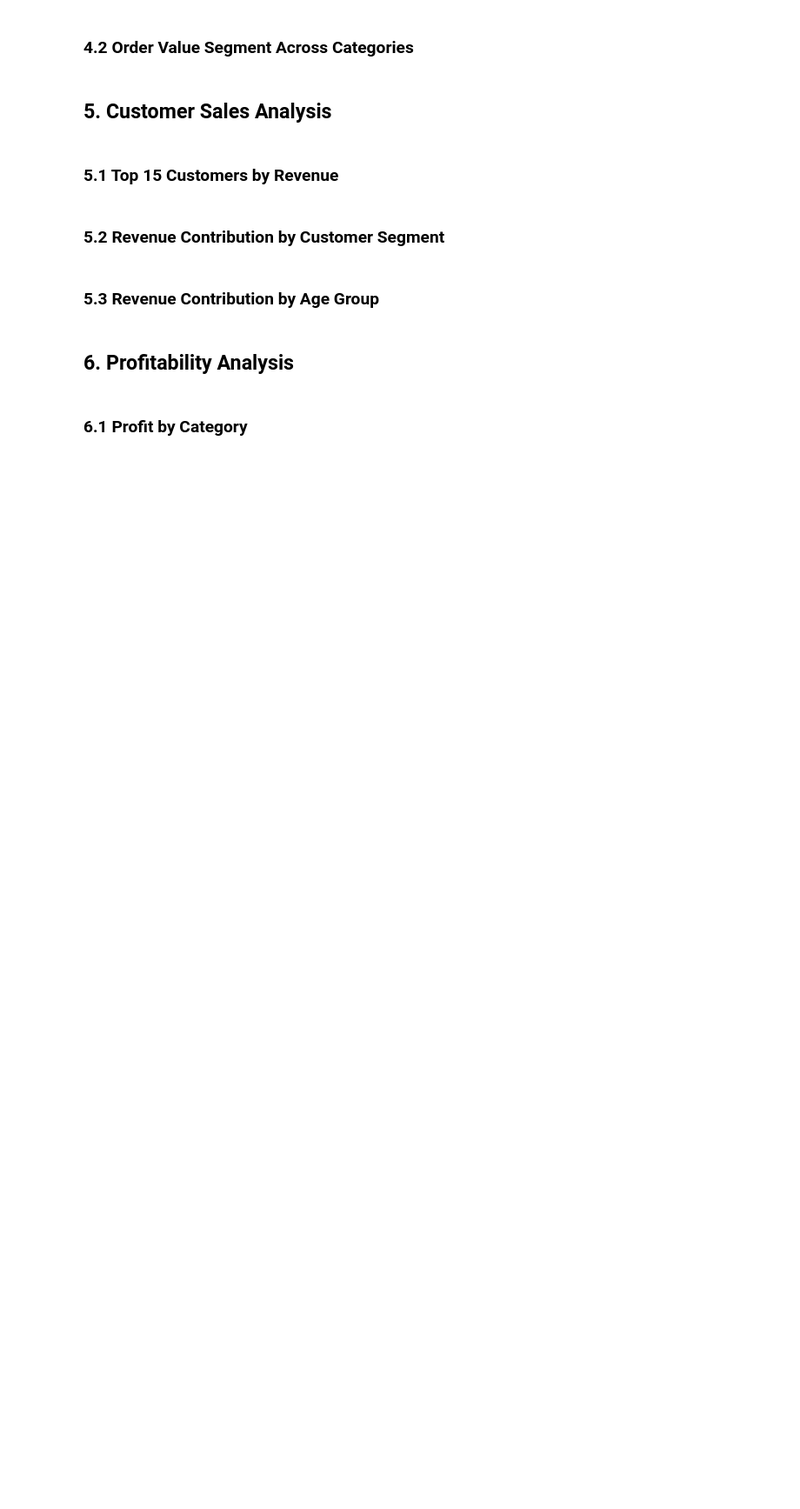
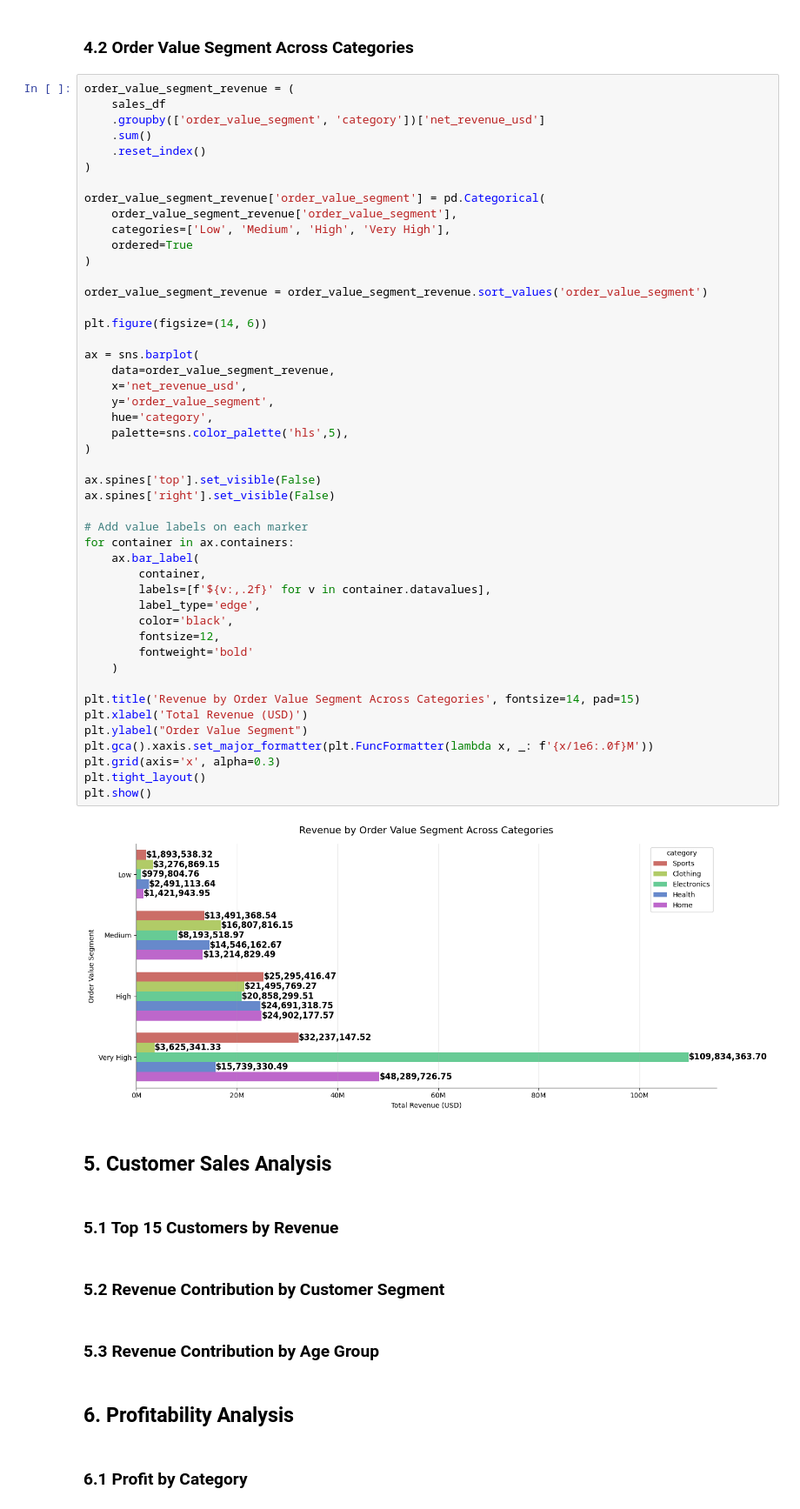
Before and after one commit to judiellegaspina/Ecommerce-EDA-and-Sales-Prediction, a Jupyter notebook: 05_Sales_Analysis.ipynb, the cells around one changed output. Shown at 87% size. Saved outputs shown, nothing was run; the diff lists cells and outputs as text; blank space fills up the shorter version.

```diff
--- a/05_Sales_Analysis.ipynb
+++ b/05_Sales_Analysis.ipynb
@@ -500,5 +546,54 @@ plt.show()
 # %% [markdown]
 ### 4.2 Order Value Segment Across Categories
+# %%
+order_value_segment_revenue = (
+    sales_df
+    .groupby(['order_value_segment', 'category'])['net_revenue_usd']
+    .sum()
+    .reset_index()
+)
+
+order_value_segment_revenue['order_value_segment'] = pd.Categorical(
+    order_value_segment_revenue['order_value_segment'],
+    categories=['Low', 'Medium', 'High', 'Very High'],
+    ordered=True
+)
+
+order_value_segment_revenue = order_value_segment_revenue.sort_values('order_value_segment')
+
+plt.figure(figsize=(14, 6))
+
+ax = sns.barplot(
+    data=order_value_segment_revenue,
+    x='net_revenue_usd',
+    y='order_value_segment',
+    hue='category',
+    palette=sns.color_palette('hls',5),
+)
+
+ax.spines['top'].set_visible(False)
+ax.spines['right'].set_visible(False)
+
+# Add value labels on each marker
+for container in ax.containers:
+    ax.bar_label(
+        container,
+        labels=[f'${v:,.2f}' for v in container.datavalues],
+        label_type='edge',
+        color='black',
+        fontsize=12,
+        fontweight='bold'
+    )
+
+plt.title('Revenue by Order Value Segment Across Categories', fontsize=14, pad=15)
+plt.xlabel('Total Revenue (USD)')
+plt.ylabel("Order Value Segment")
+plt.gca().xaxis.set_major_formatter(plt.FuncFormatter(lambda x, _: f'{x/1e6:.0f}M'))
+plt.grid(axis='x', alpha=0.3)
+plt.tight_layout()
+plt.show()
+# %% [output]
+[figure, added]
 # %% [markdown]
 ## 5. Customer Sales Analysis
 # %% [markdown]
```
Also changed, not shown: parts of 2 cells of this notebook.
